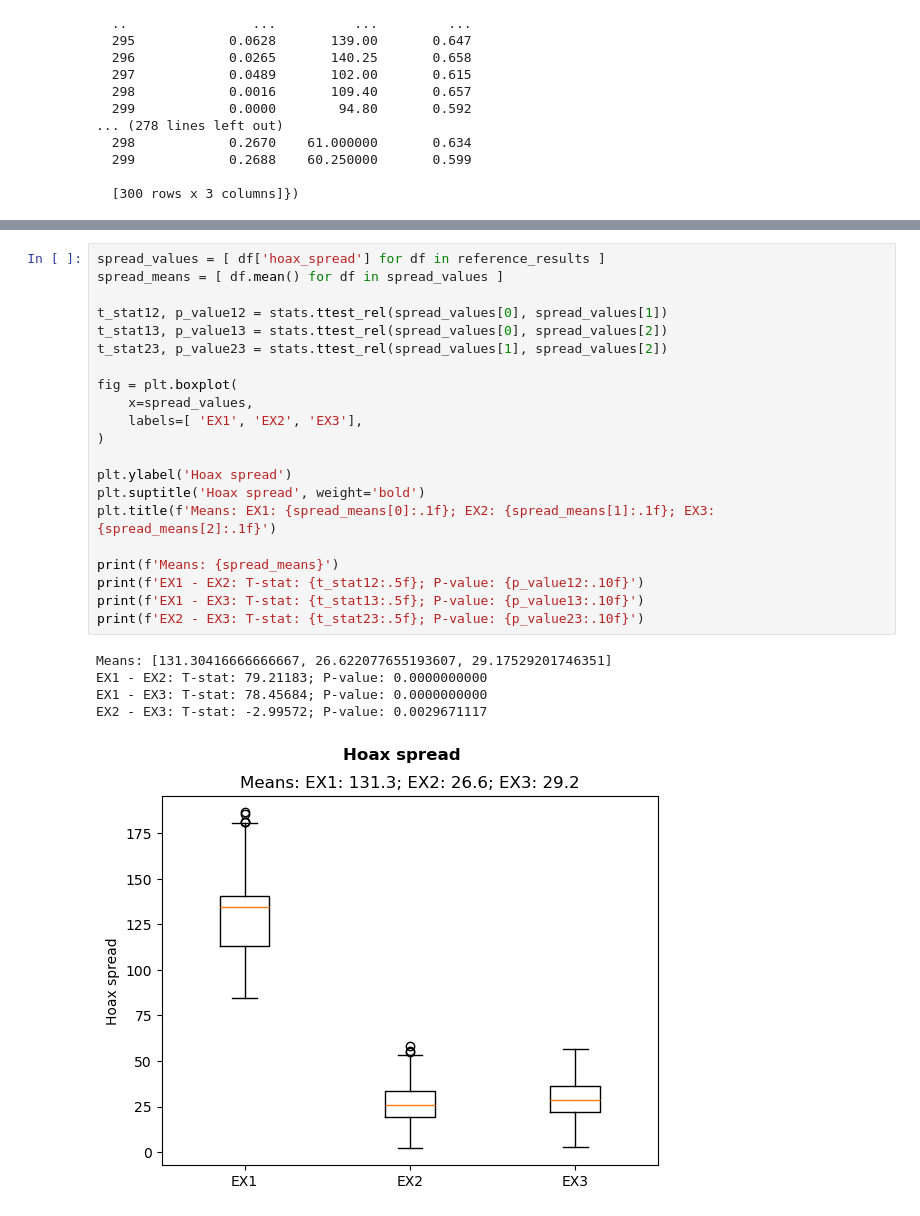
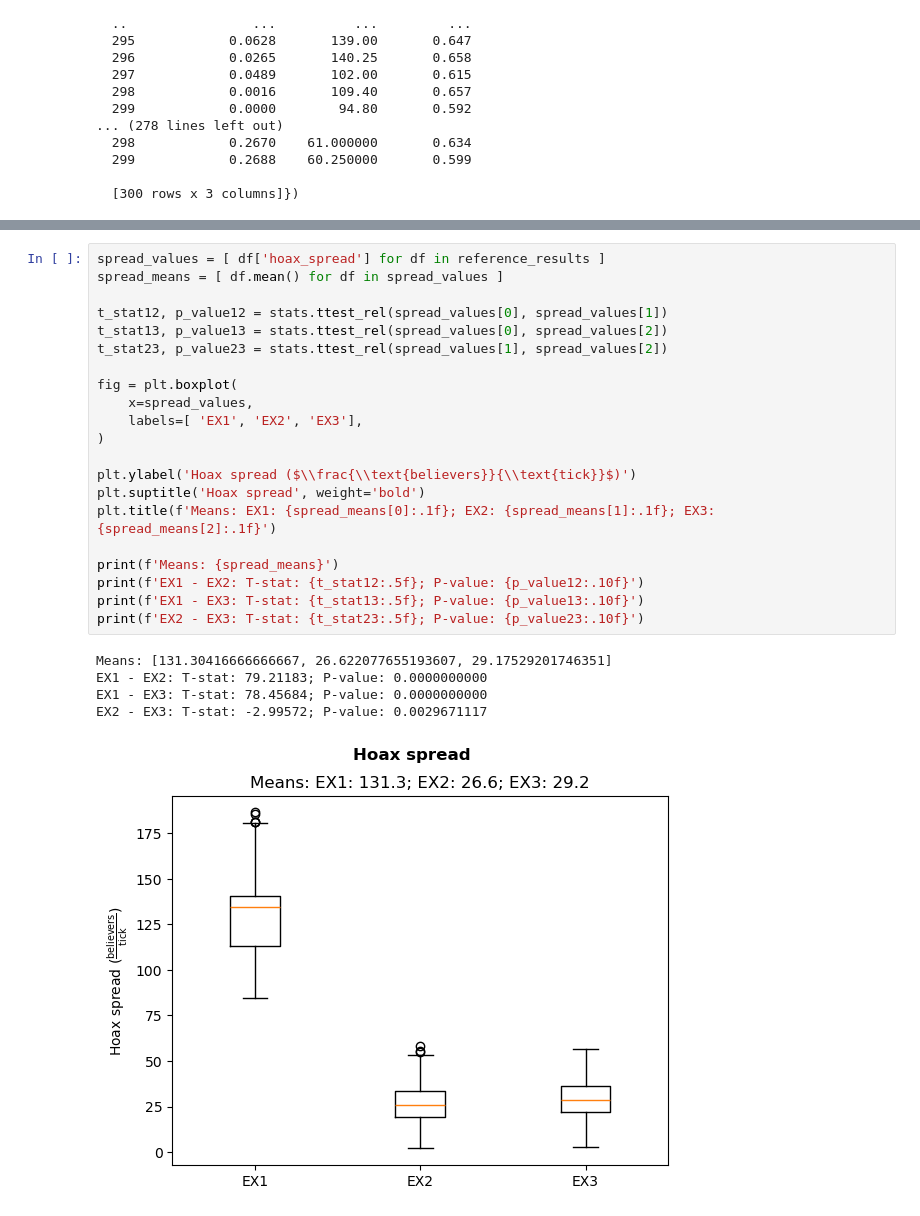
Before and after one commit to ErwinTerpstra/MisinformationSusceptibility, a Jupyter notebook: DataAnalysis.ipynb, the cells around one changed output, grey strips where cells are left out. Saved outputs shown, nothing was run; the diff lists cells and outputs as text.

```diff
--- a/DataAnalysis.ipynb
+++ b/DataAnalysis.ipynb
@@ -139,29 +141,29 @@ EX2 - EX3: T-stat: -54.02375; P-value: 0.0000000000
 # %%
 spread_values = [ df['hoax_spread'] for df in reference_results ]
 spread_means = [ df.mean() for df in spread_values ]
 
 t_stat12, p_value12 = stats.ttest_rel(spread_values[0], spread_values[1])
 t_stat13, p_value13 = stats.ttest_rel(spread_values[0], spread_values[2])
 t_stat23, p_value23 = stats.ttest_rel(spread_values[1], spread_values[2])
 
 fig = plt.boxplot(
 	x=spread_values,
 	labels=[ 'EX1', 'EX2', 'EX3'],
 )
 
-plt.ylabel('Hoax spread')
+plt.ylabel('Hoax spread ($\\frac{\\text{believers}}{\\text{tick}}$)')
 plt.suptitle('Hoax spread', weight='bold')
 plt.title(f'Means: EX1: {spread_means[0]:.1f}; EX2: {spread_means[1]:.1f}; EX3: {spread_means[2]:.1f}')
 
 print(f'Means: {spread_means}')
 print(f'EX1 - EX2: T-stat: {t_stat12:.5f}; P-value: {p_value12:.10f}')
 print(f'EX1 - EX3: T-stat: {t_stat13:.5f}; P-value: {p_value13:.10f}')
 print(f'EX2 - EX3: T-stat: {t_stat23:.5f}; P-value: {p_value23:.10f}')
 # %% [output]
 Means: [131.30416666666667, 26.622077655193607, 29.17529201746351]
 EX1 - EX2: T-stat: 79.21183; P-value: 0.0000000000
 EX1 - EX3: T-stat: 78.45684; P-value: 0.0000000000
 EX2 - EX3: T-stat: -2.99572; P-value: 0.0029671117
-[figure, old version]
+[figure, new version]
 # %%
 def line_stats(result, column):
```
Also changed, not shown: parts of 5 cells of this notebook, 4 other files.
